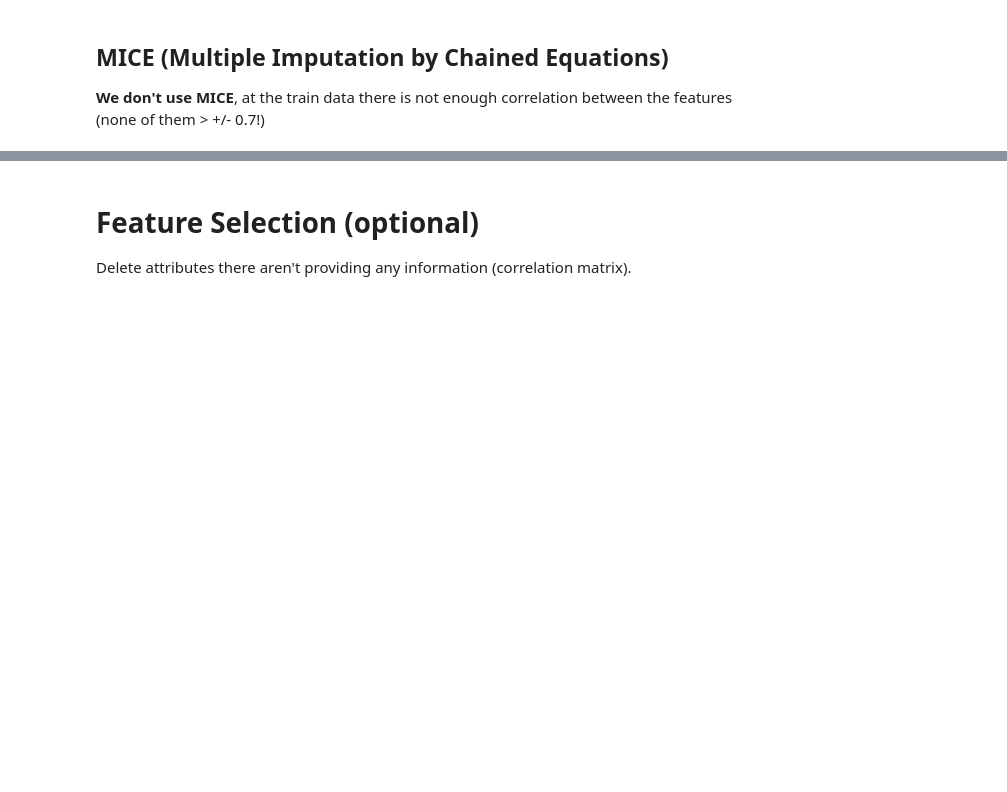
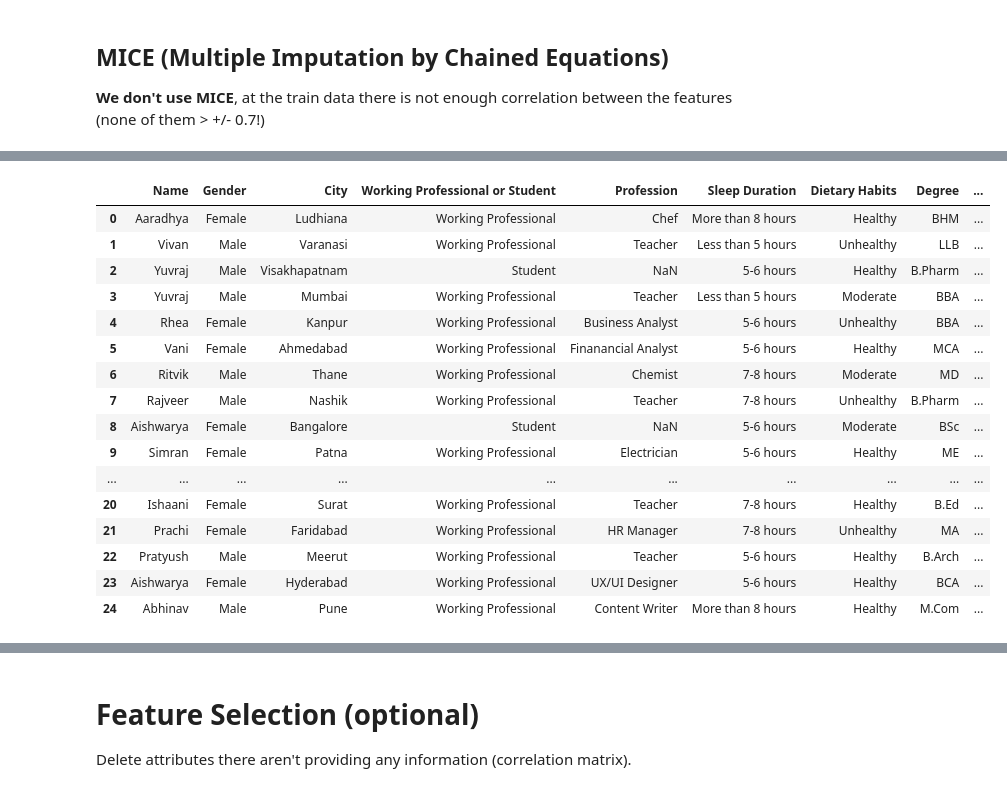
Before and after one commit to mailmezorro/playground-series-s4e11, a Jupyter notebook: Preprocessing/playground-series-s4e11-preprocessing.ipynb, the cells around one changed output, grey strips where cells are left out. Saved outputs shown, nothing was run; the diff lists cells and outputs as text; code cells hidden in the pictures; blank space fills up the shorter version.

Commit message:
added numerical missing data method and also categorical method

```diff
--- a/Preprocessing/playground-series-s4e11-preprocessing.ipynb
+++ b/Preprocessing/playground-series-s4e11-preprocessing.ipynb
@@ -45,3 +54,12 @@ original_data = pd.read_csv(data_path + '/depression-surveydataset-for-analysis/
+# %%
+
+def get_categorical_numerical_features(df):
+    # Get Numeric & Categorical Features
+    numeric_features = df.select_dtypes(include=[np.number]).columns.tolist()
+    categorical_features = df.select_dtypes(include=['object', 'category']).columns.tolist()
+    return numeric_features, categorical_features
+
+numeric_features, categorical_features = get_categorical_numerical_features(train_original)
 # %% [markdown]
 # Outliers (optional)
 Repair or delete outliers.
@@ -77,0 +197,19 @@ There different ways to do that:
+# %%
+# Function to separate numerical features by type
+def get_feature_types(df):
+    int_features = [col for col in df.columns if df[col].dropna().mod(1).eq(0).all()]  # integer only
+    float_features = [col for col in df.columns if col not in int_features]  # everything else
+    return int_features, float_features
+
+int_features, float_features = get_feature_types(train_original[numeric_features])
+
+# Iterative Imputation with RandomForest (better for discrete values than Bayesian Ridge)
+imputer = IterativeImputer(estimator=RandomForestRegressor(n_estimators=50, random_state=42), random_state=42)
+df_imputed = imputer.fit_transform(train_original[numeric_features])
+df_final3 = pd.DataFrame(df_imputed, columns=numeric_features)
+
+# Processing by feature type
+df_final3[int_features] = df_final3[int_features].round().astype(int)  # cast int
+df_final3[float_features] = df_final3[float_features].round(2)
+
+print("Iterative Imputation - Done")
@@ -77,0 +238,21 @@ There different ways to do that:
+# %%
+train_original_copy = pd.concat([train_original[categorical_features], df_final3], axis=1)
+train_original_copy.head(25)
+# %% [output]
+|  | Name | Gender | City | Working Professional or Student | Profession | Sleep Duration | Dietary Habits | Degree | ... |
+| 0 | Aaradhya | Female | Ludhiana | Working Professional | Chef | More than 8 hours | Healthy | BHM | ... |
+| 1 | Vivan | Male | Varanasi | Working Professional | Teacher | Less than 5 hours | Unhealthy | LLB | ... |
+| 2 | Yuvraj | Male | Visakhapatnam | Student | NaN | 5-6 hours | Healthy | B.Pharm | ... |
+| 3 | Yuvraj | Male | Mumbai | Working Professional | Teacher | Less than 5 hours | Moderate | BBA | ... |
+| 4 | Rhea | Female | Kanpur | Working Professional | Business Analyst | 5-6 hours | Unhealthy | BBA | ... |
+| 5 | Vani | Female | Ahmedabad | Working Professional | Finanancial Analyst | 5-6 hours | Healthy | MCA | ... |
+| 6 | Ritvik | Male | Thane | Working Professional | Chemist | 7-8 hours | Moderate | MD | ... |
+| 7 | Rajveer | Male | Nashik | Working Professional | Teacher | 7-8 hours | Unhealthy | B.Pharm | ... |
+| 8 | Aishwarya | Female | Bangalore | Student | NaN | 5-6 hours | Moderate | BSc | ... |
+| 9 | Simran | Female | Patna | Working Professional | Electrician | 5-6 hours | Healthy | ME | ... |
+| ... | ... | ... | ... | ... | ... | ... | ... | ... | ... |
+| 20 | Ishaani | Female | Surat | Working Professional | Teacher | 7-8 hours | Healthy | B.Ed | ... |
+| 21 | Prachi | Female | Faridabad | Working Professional | HR Manager | 7-8 hours | Unhealthy | MA | ... |
+| 22 | Pratyush | Male | Meerut | Working Professional | Teacher | 5-6 hours | Healthy | B.Arch | ... |
+| 23 | Aishwarya | Female | Hyderabad | Working Professional | UX/UI Designer | 5-6 hours | Healthy | BCA | ... |
+| 24 | Abhinav | Male | Pune | Working Professional | Content Writer | More than 8 hours | Healthy | M.Com | ... |
```
Also changed, not shown: parts of 17 cells of this notebook.
